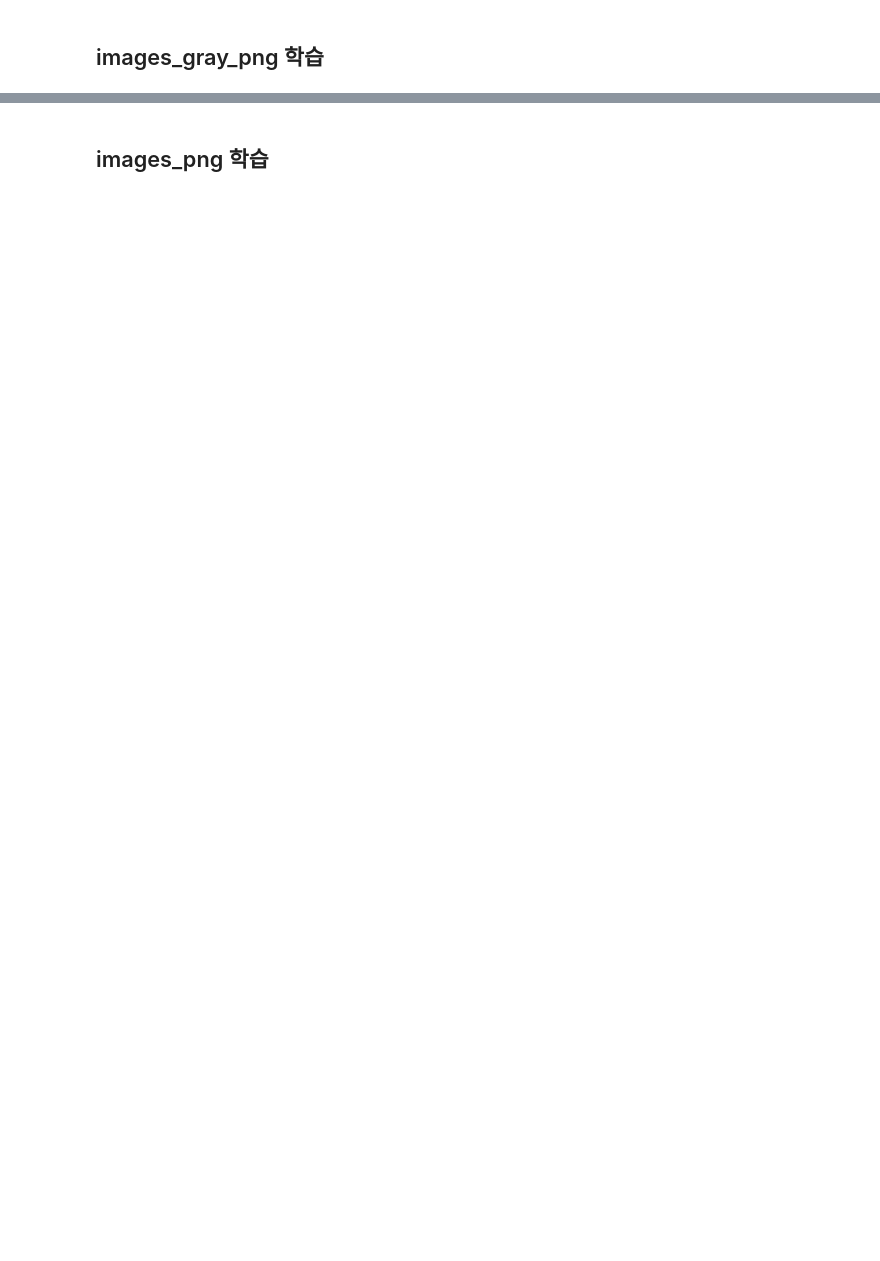
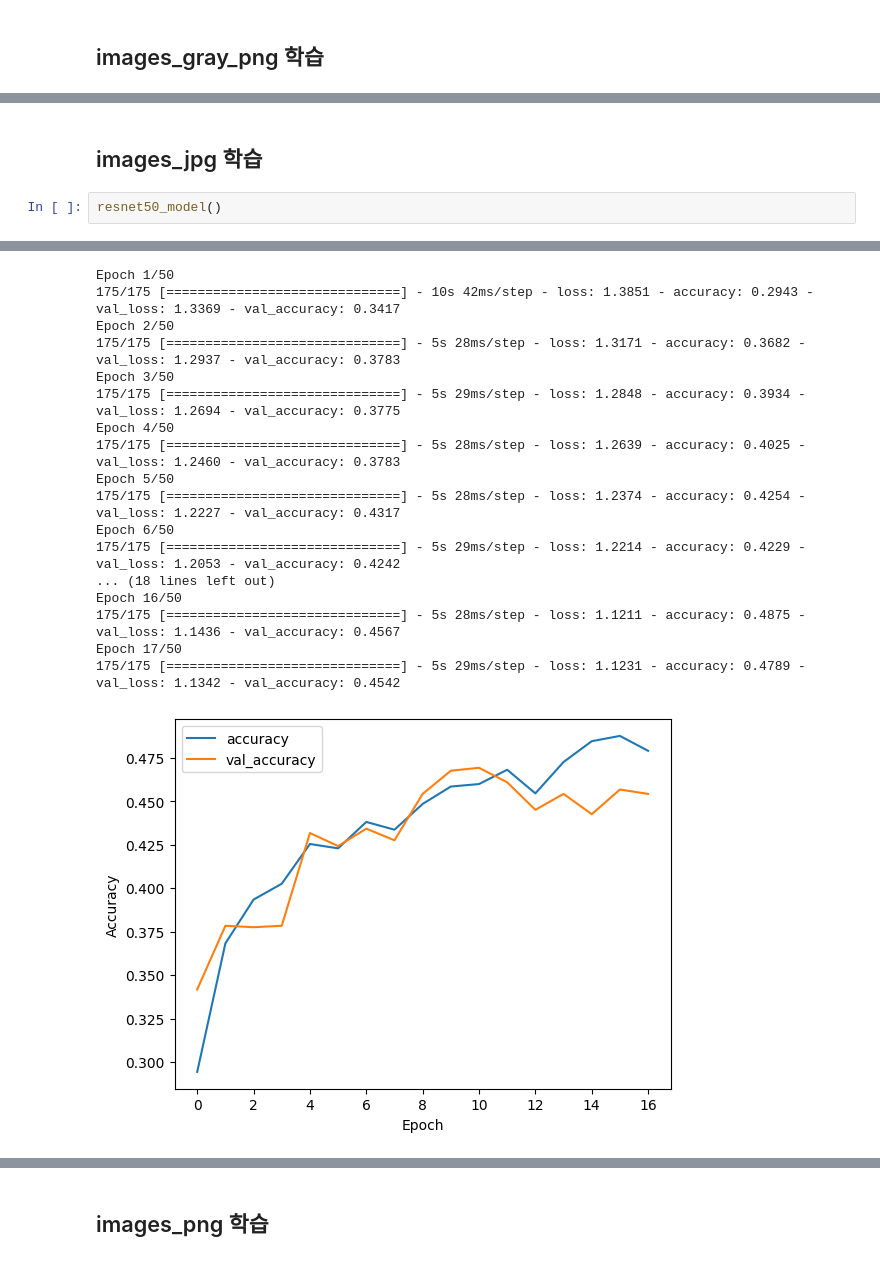
Before and after one commit to hwnam5/Cataract_Classification, a Jupyter notebook: Resnet.ipynb, the cells around one changed output, grey strips where cells are left out. Saved outputs shown, nothing was run; the diff lists cells and outputs as text; blank space fills up the shorter version.

```diff
--- a/Resnet.ipynb
+++ b/Resnet.ipynb
@@ -220,0 +286,5 @@ print('Test accuracy:', test_acc)
+# %% [markdown]
+## images_jpg 학습
+# %%
+resnet50_model()
+# %% [output]
@@ -220,0 +292,18 @@ print('Test accuracy:', test_acc)
+Epoch 1/50
+175/175 [==============================] - 10s 42ms/step - loss: 1.3851 - accuracy: 0.2943 - val_loss: 1.3369 - val_accuracy: 0.3417
+Epoch 2/50
+175/175 [==============================] - 5s 28ms/step - loss: 1.3171 - accuracy: 0.3682 - val_loss: 1.2937 - val_accuracy: 0.3783
+Epoch 3/50
+175/175 [==============================] - 5s 29ms/step - loss: 1.2848 - accuracy: 0.3934 - val_loss: 1.2694 - val_accuracy: 0.3775
+Epoch 4/50
+175/175 [==============================] - 5s 28ms/step - loss: 1.2639 - accuracy: 0.4025 - val_loss: 1.2460 - val_accuracy: 0.3783
+Epoch 5/50
+175/175 [==============================] - 5s 28ms/step - loss: 1.2374 - accuracy: 0.4254 - val_loss: 1.2227 - val_accuracy: 0.4317
+Epoch 6/50
+175/175 [==============================] - 5s 29ms/step - loss: 1.2214 - accuracy: 0.4229 - val_loss: 1.2053 - val_accuracy: 0.4242
+... (18 lines left out)
+Epoch 16/50
+175/175 [==============================] - 5s 28ms/step - loss: 1.1211 - accuracy: 0.4875 - val_loss: 1.1436 - val_accuracy: 0.4567
+Epoch 17/50
+175/175 [==============================] - 5s 29ms/step - loss: 1.1231 - accuracy: 0.4789 - val_loss: 1.1342 - val_accuracy: 0.4542
+[figure, added]
```
Also changed, not shown: parts of 25 cells of this notebook.
